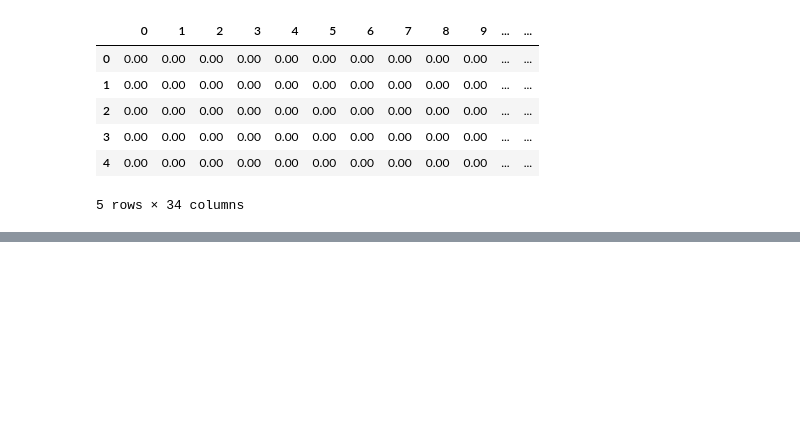
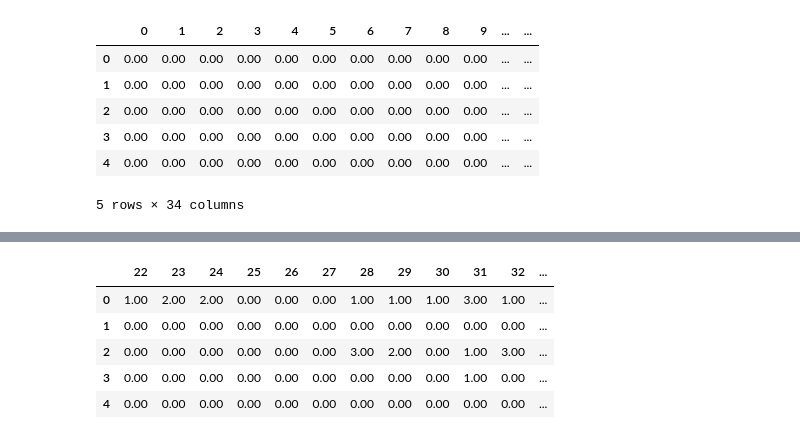
Before and after one commit to AiJared/time-series-forecasting-with-lstm-autoencoders, a Jupyter notebook: Time_Series_Forecasting_with_LSTM_Autoencoders.ipynb, the cells around one changed output, grey strips where cells are left out. Cells and saved outputs as stored; diff of their text form; code cells hidden in the pictures; blank space fills up the shorter version.

```diff
--- a/Time_Series_Forecasting_with_LSTM_Autoencoders.ipynb
+++ b/Time_Series_Forecasting_with_LSTM_Autoencoders.ipynb
@@ -612,0 +646,3 @@ X_test.head()
+# %%
+# encoding the time-series
+test_encoded = encoder.predict(X_test_reshaped)
@@ -612,0 +651,11 @@ X_test.head()
+# %%
+# Add encoded features to the test set
+X_test["encoded"] = test_encoded
+X_test.head()
+# %% [output]
+|  | 22 | 23 | 24 | 25 | 26 | 27 | 28 | 29 | 30 | 31 | 32 | ... |
+| 0 | 1.00 | 2.00 | 2.00 | 0.00 | 0.00 | 0.00 | 1.00 | 1.00 | 1.00 | 3.00 | 1.00 | ... |
+| 1 | 0.00 | 0.00 | 0.00 | 0.00 | 0.00 | 0.00 | 0.00 | 0.00 | 0.00 | 0.00 | 0.00 | ... |
+| 2 | 0.00 | 0.00 | 0.00 | 0.00 | 0.00 | 0.00 | 3.00 | 2.00 | 0.00 | 1.00 | 3.00 | ... |
+| 3 | 0.00 | 0.00 | 0.00 | 0.00 | 0.00 | 0.00 | 0.00 | 0.00 | 0.00 | 1.00 | 0.00 | ... |
+| 4 | 0.00 | 0.00 | 0.00 | 0.00 | 0.00 | 0.00 | 0.00 | 0.00 | 0.00 | 0.00 | 0.00 | ... |
```
Also changed, not shown: parts of 10 cells of this notebook.
